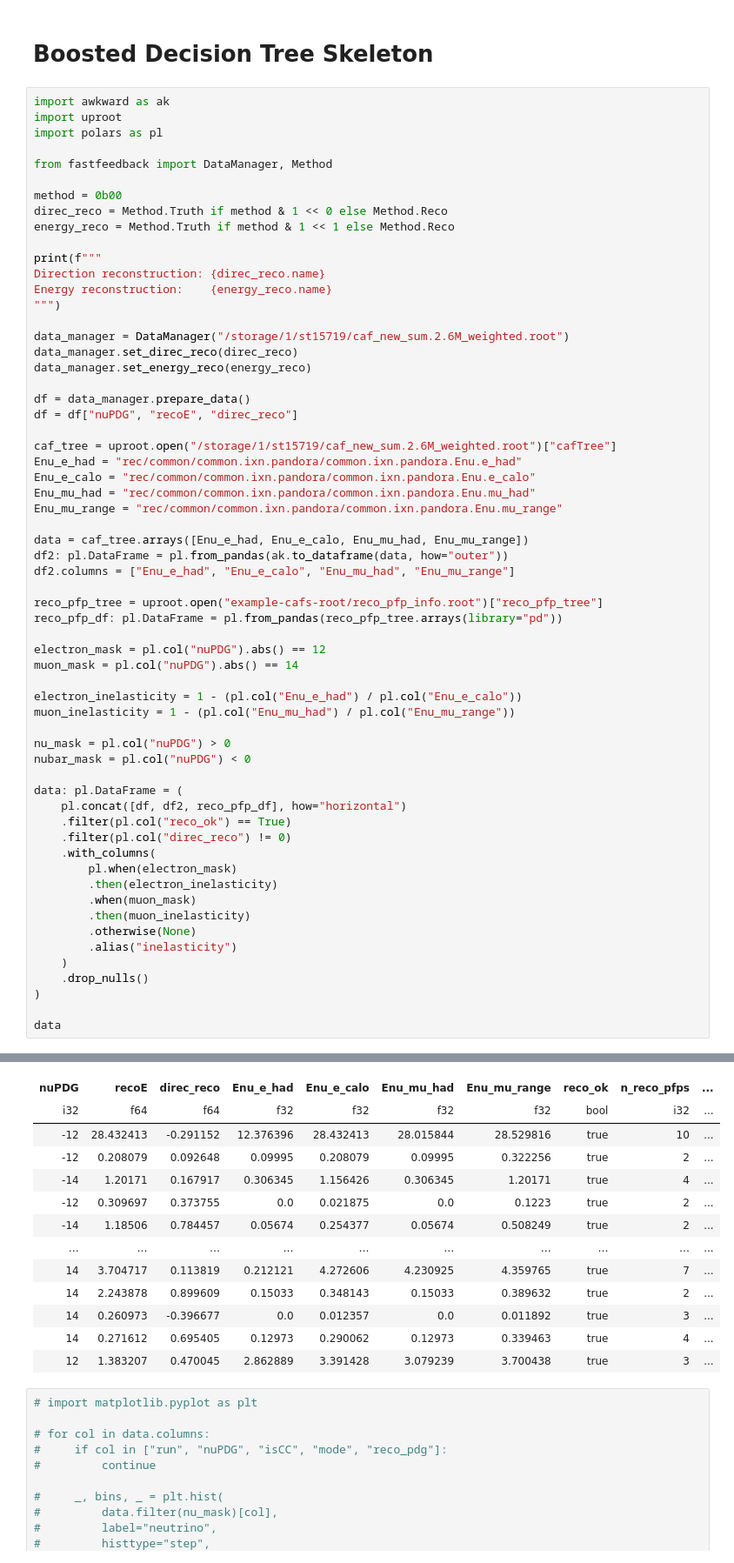
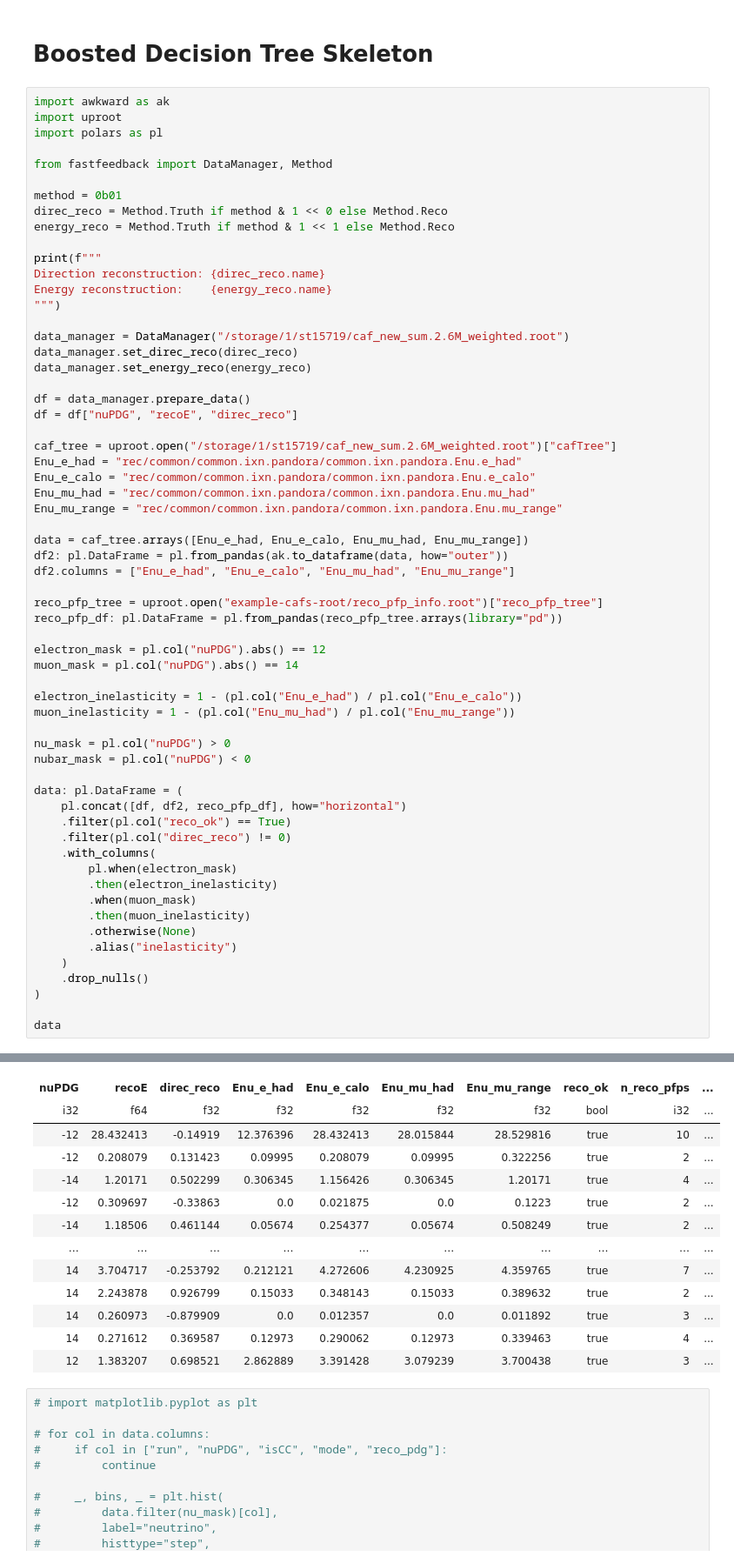
Before and after one commit to bristol-dune/atmospherics-tools, a Jupyter notebook: fast-osc-feedback/BDT-Skeleton.ipynb, the cells around one changed output, grey strips where cells are left out. Shown at 87% size. Drawn from its saved outputs; the diff is of its cells as text.

```diff
--- a/fast-osc-feedback/BDT-Skeleton.ipynb
+++ b/fast-osc-feedback/BDT-Skeleton.ipynb
@@ -7,7 +7,7 @@ import polars as pl
 
 from fastfeedback import DataManager, Method
 
-method = 0b00
+method = 0b01
 direc_reco = Method.Truth if method & 1 << 0 else Method.Reco
 energy_reco = Method.Truth if method & 1 << 1 else Method.Reco
 
@@ -71,16 +71,16 @@ shape: (1_675_917, 15)
 | nuPDG | recoE | direc_reco | Enu_e_had | Enu_e_calo | Enu_mu_had | Enu_mu_range | reco_ok | n_reco_pfps | ... |
-| i32 | f64 | f64 | f32 | f32 | f32 | f32 | bool | i32 | ... |
-| -12 | 28.432413 | -0.291152 | 12.376396 | 28.432413 | 28.015844 | 28.529816 | true | 10 | ... |
-| -12 | 0.208079 | 0.092648 | 0.09995 | 0.208079 | 0.09995 | 0.322256 | true | 2 | ... |
-| -14 | 1.20171 | 0.167917 | 0.306345 | 1.156426 | 0.306345 | 1.20171 | true | 4 | ... |
-| -12 | 0.309697 | 0.373755 | 0.0 | 0.021875 | 0.0 | 0.1223 | true | 2 | ... |
-| -14 | 1.18506 | 0.784457 | 0.05674 | 0.254377 | 0.05674 | 0.508249 | true | 2 | ... |
+| i32 | f64 | f32 | f32 | f32 | f32 | f32 | bool | i32 | ... |
+| -12 | 28.432413 | -0.14919 | 12.376396 | 28.432413 | 28.015844 | 28.529816 | true | 10 | ... |
+| -12 | 0.208079 | 0.131423 | 0.09995 | 0.208079 | 0.09995 | 0.322256 | true | 2 | ... |
+| -14 | 1.20171 | 0.502299 | 0.306345 | 1.156426 | 0.306345 | 1.20171 | true | 4 | ... |
+| -12 | 0.309697 | -0.33863 | 0.0 | 0.021875 | 0.0 | 0.1223 | true | 2 | ... |
+| -14 | 1.18506 | 0.461144 | 0.05674 | 0.254377 | 0.05674 | 0.508249 | true | 2 | ... |
 | … | … | … | … | … | … | … | … | … | ... |
-| 14 | 3.704717 | 0.113819 | 0.212121 | 4.272606 | 4.230925 | 4.359765 | true | 7 | ... |
-| 14 | 2.243878 | 0.899609 | 0.15033 | 0.348143 | 0.15033 | 0.389632 | true | 2 | ... |
-| 14 | 0.260973 | -0.396677 | 0.0 | 0.012357 | 0.0 | 0.011892 | true | 3 | ... |
-| 14 | 0.271612 | 0.695405 | 0.12973 | 0.290062 | 0.12973 | 0.339463 | true | 4 | ... |
-| 12 | 1.383207 | 0.470045 | 2.862889 | 3.391428 | 3.079239 | 3.700438 | true | 3 | ... |
+| 14 | 3.704717 | -0.253792 | 0.212121 | 4.272606 | 4.230925 | 4.359765 | true | 7 | ... |
+| 14 | 2.243878 | 0.926799 | 0.15033 | 0.348143 | 0.15033 | 0.389632 | true | 2 | ... |
+| 14 | 0.260973 | -0.879909 | 0.0 | 0.012357 | 0.0 | 0.011892 | true | 3 | ... |
+| 14 | 0.271612 | 0.369587 | 0.12973 | 0.290062 | 0.12973 | 0.339463 | true | 4 | ... |
+| 12 | 1.383207 | 0.698521 | 2.862889 | 3.391428 | 3.079239 | 3.700438 | true | 3 | ... |
 # %%
 # import matplotlib.pyplot as plt
 
```
Also changed, not shown: parts of 7 cells of this notebook.
